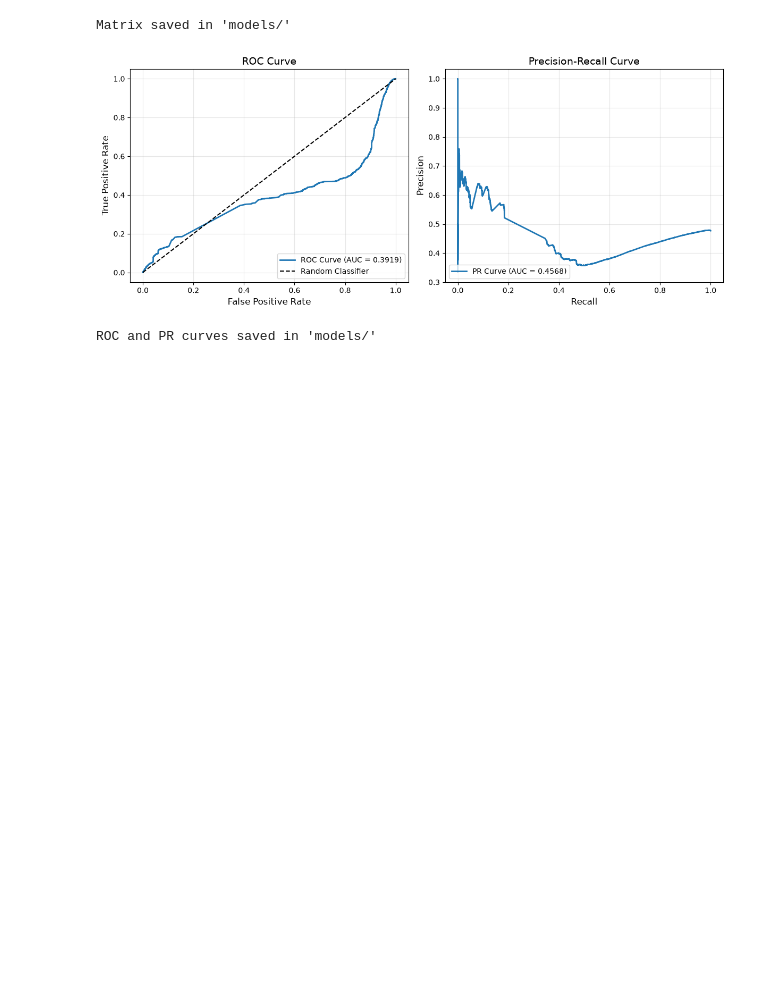
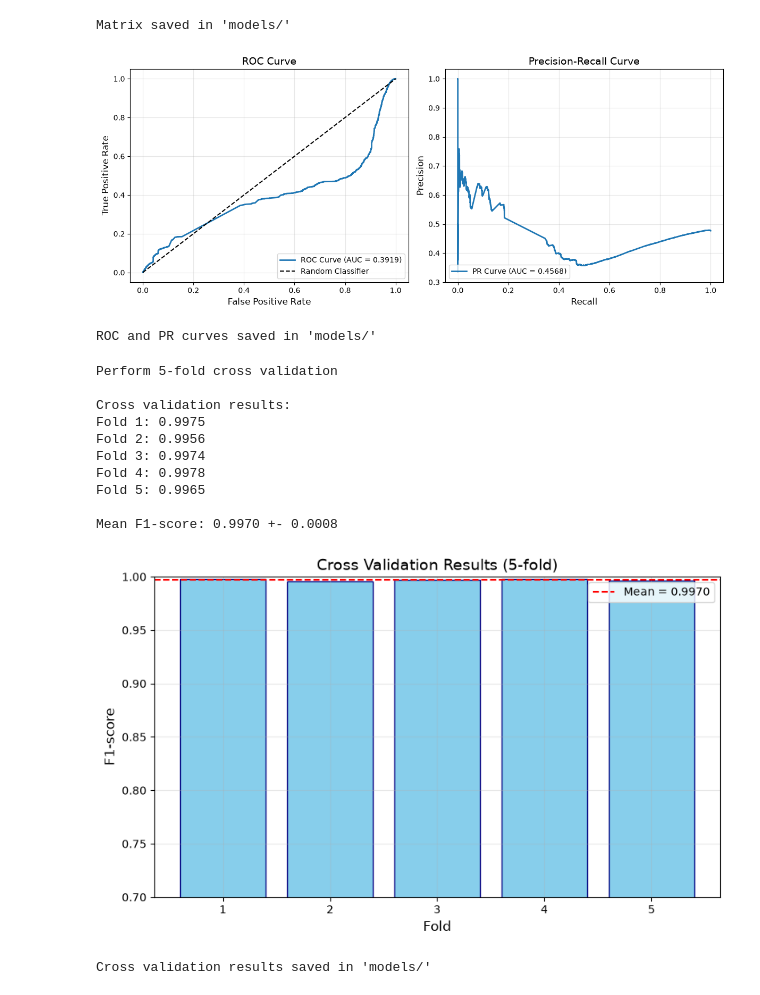
Before and after one commit to ayurckov/definition-of-fake-news, a Jupyter notebook: evaluation.ipynb, the cells around one changed output. Saved outputs shown, nothing was run; the diff lists cells and outputs as text; code cells hidden in the pictures; blank space fills up the shorter version.

Commit message:
add out-of-source validation

```diff
--- a/evaluation.ipynb
+++ b/evaluation.ipynb
@@ -162,3 +162,50 @@ else:
 # %% [output]
 [figure]
 ROC and PR curves saved in 'models/'
+# %%
+# Cross validation
+# Download train data for cross validation
+X_train = load_npz('data/processed/X_train_tfidf.npz')
+
+# Create scorer for F1
+f1_scorer = make_scorer(f1_score)
+
+# Stratified cross validation (preserves class proportions)
+cv = StratifiedKFold(n_splits=5, shuffle=True, random_state=42)
+
+# Perform cross validation
+print("Perform 5-fold cross validation")
+cv_scores = cross_val_score(model, X_train, y_train, cv=cv, scoring=f1_scorer)
+
+print(f"\nCross validation results:")
+for i, score in enumerate(cv_scores, 1):
+    print(f"Fold {i}: {score:.4f}")
+print(f"\nMean F1-score: {cv_scores.mean():.4f} +- {cv_scores.std():.4f}")
+
+# Visualize cross validation results
+plt.figure(figsize=(8, 5))
+plt.bar(range(1, 6), cv_scores, color='skyblue', edgecolor='navy')
+plt.axhline(y=cv_scores.mean(), color='red', linestyle='--', label=f"Mean = {cv_scores.mean():.4f}")
+plt.xlabel("Fold", fontsize=12)
+plt.ylabel("F1-score", fontsize=12)
+plt.title('Cross Validation Results (5-fold)', fontsize=14)
+plt.ylim([0.7, 1.0])
+plt.legend()
+plt.grid(True, alpha=0.3)
+plt.tight_layout()
+plt.savefig('models/cv_results.png', dpi=300)
+plt.show()
+print("Cross validation results saved in 'models/'")
+# %% [output]
+Perform 5-fold cross validation
+
+Cross validation results:
+Fold 1: 0.9975
+Fold 2: 0.9956
+Fold 3: 0.9974
+Fold 4: 0.9978
+Fold 5: 0.9965
+
+Mean F1-score: 0.9970 +- 0.0008
+[figure, added]
+Cross validation results saved in 'models/'
```
Also changed, not shown: parts of 1 cell of this notebook.
